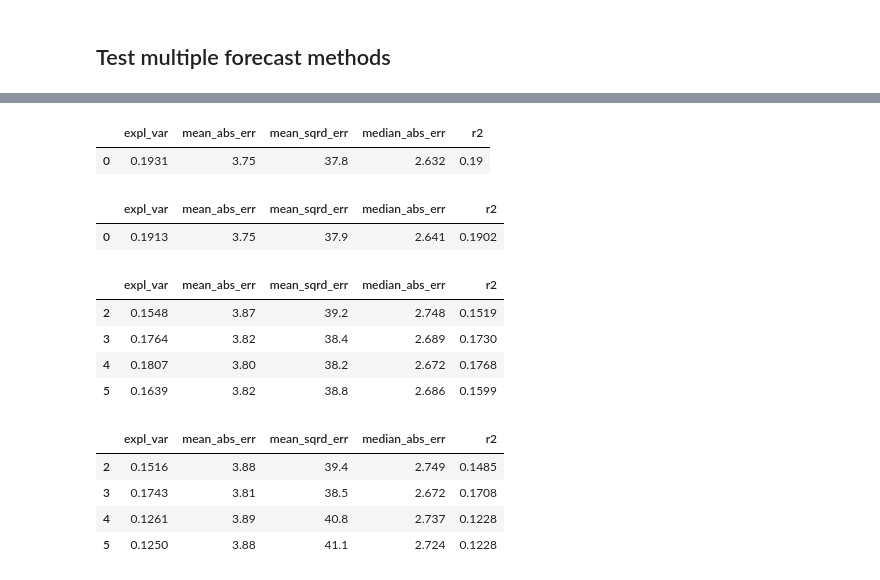
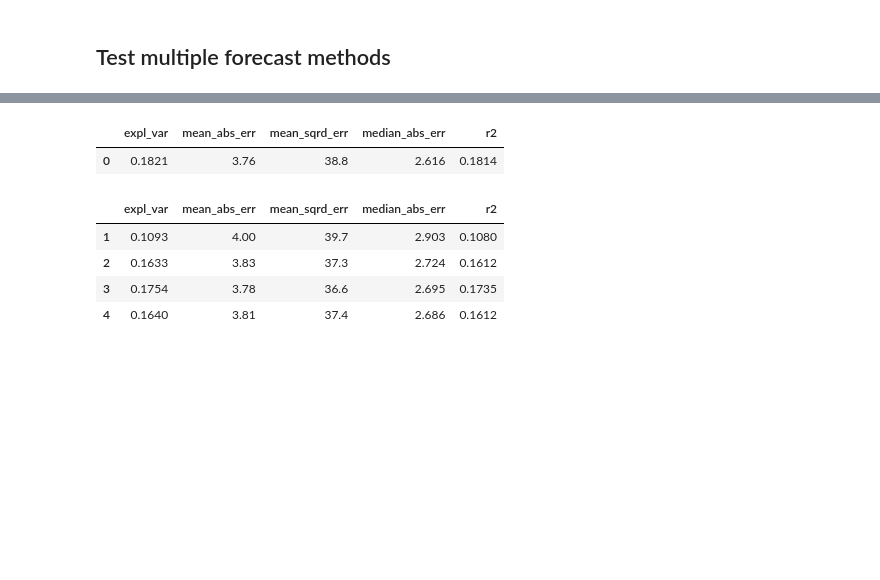
Before and after one commit to mauricepohl/pandas, a Jupyter notebook: 03_modeling/Modeling - Regression.ipynb, the cells around one changed output, grey strips where cells are left out. Cells and saved outputs as stored; diff of their text form; code cells hidden in the pictures; blank space fills up the shorter version.

```diff
--- a/03_modeling/Modeling - Regression.ipynb
+++ b/03_modeling/Modeling - Regression.ipynb
@@ -30,6 +48,7 @@ cmapViolett = mpl.colors.ListedColormap([cRange[i] for i in range(18, 23)])
 # %%
 data = pd.read_csv("../00_data/data_with_calc_fields.csv", sep=";", decimal=",", index_col="datetime")
 data.index = pd.to_datetime(data.index)
+data = data[["price_diff", "hour", "season", "month", "weekday", "total_generation_forecast", "forecast_error", "day_ahead_price", "intraday_price"]]
 # %% [markdown]
 ## Feature selection
 # %%
@@ -140,0 +71,14 @@ AttributeError: 'Index' object has no attribute 'freq'
+# %%
+X = data[["forecast_error", "season", "hour", "total_generation_forecast"]]
+X = X.reset_index()
+X = X.drop("datetime", axis=1)
+X.head(3)
+
+y = data["price_diff"]
+
+X_train, X_test, y_train, y_test  = train_test_split(X, y, test_size=0.3)
+y2_train = (y_train>=0).astype('int')
+y2_test = (y_test>=0).astype('int')
+
+for df in [X_train, y_train, y2_train, X_test, y_test, y2_test]:
+    df.sort_index(inplace=True)
@@ -188,42 +146,37 @@ X.head(3)
 # %%
-dummies = pd.get_dummies(data["season"]).iloc[:,:-1]
-seasons = ["winter", "spring", "summer", "fall"]
-dummies.columns = dummies.columns.map(lambda x: seasons[x])
-dummies = dummies.reset_index()
-dummies = dummies.drop("datetime", axis=1)
-X2 = pd.concat([X, dummies], axis=1)
-predictors = [X, X2]
-for x in predictors:
-    scores_list = []
-    param_range = range(1)
-    reg = linear_model.LinearRegression()
-    score = cross_validate(reg, x, y, scoring=scoring, return_train_score=False, n_jobs=-1)
-    scores_list.append(score)
-    display(print_scores(scores_list, param_range))
+# Method: Regression
+def prepareDataForRegression(X):
+    dummies = pd.get_dummies(X["season"]).iloc[:,:-1]
+    seasons = ["winter", "spring", "summer"]
+    dummies.columns = dummies.columns.map(lambda x: seasons[x])
+    X2 = X.drop(columns=["season", "hour"], axis=1)
+    X2 = X2.join(dummies)
+    X2.forecast_error.astype('float')
+    X2.total_generation_forecast.astype('float')
+    return X2
+
+scores_list = []
+param_range = range(1)
+reg = linear_model.LinearRegression()
+X2 = prepareDataForRegression(X_train)
+score = cross_validate(reg, X2, y_train, scoring=scoring, return_train_score=False, n_jobs=-1)
+scores_list.append(score)
+display(print_scores(scores_list, param_range))
 # %% [output]
 |  | expl_var | mean_abs_err | mean_sqrd_err | median_abs_err | r2 |
-| 0 | 0.1931 | 3.75 | 37.8 | 2.632 | 0.19 |
+| 0 | 0.1821 | 3.76 | 38.8 | 2.616 | 0.1814 |
-|  | expl_var | mean_abs_err | mean_sqrd_err | median_abs_err | r2 |
-| 0 | 0.1913 | 3.75 | 37.9 | 2.641 | 0.1902 |
 # %%
-param_range = range(2,6)
-X2 = data[["forecast_error", "season"]]
-predictors = [X, X2]
-for x in predictors:
-    scores_list = []
-    for i in param_range:
-        DTR = DecisionTreeRegressor(max_depth=i)
-        scores_list.append(cross_validate(DTR, x, y, scoring=scoring, return_train_score=False, n_jobs=-1))
-    display(print_scores(scores_list, param_range))
+# Method: Decision Tree Regression
+param_range = range(1,5)
+scores_list = []
+for i in param_range:
+    DTR = DecisionTreeRegressor(max_depth=i)
+    scores_list.append(cross_validate(DTR, X_train, y_train, scoring=scoring, return_train_score=False, n_jobs=-1))
+display(print_scores(scores_list, param_range))
 # %% [output]
 |  | expl_var | mean_abs_err | mean_sqrd_err | median_abs_err | r2 |
-| 2 | 0.1548 | 3.87 | 39.2 | 2.748 | 0.1519 |
-| 3 | 0.1764 | 3.82 | 38.4 | 2.689 | 0.1730 |
-| 4 | 0.1807 | 3.80 | 38.2 | 2.672 | 0.1768 |
-| 5 | 0.1639 | 3.82 | 38.8 | 2.686 | 0.1599 |
+| 1 | 0.1093 | 4.00 | 39.7 | 2.903 | 0.1080 |
+| 2 | 0.1633 | 3.83 | 37.3 | 2.724 | 0.1612 |
+| 3 | 0.1754 | 3.78 | 36.6 | 2.695 | 0.1735 |
+| 4 | 0.1640 | 3.81 | 37.4 | 2.686 | 0.1612 |
-|  | expl_var | mean_abs_err | mean_sqrd_err | median_abs_err | r2 |
-| 2 | 0.1516 | 3.88 | 39.4 | 2.749 | 0.1485 |
-| 3 | 0.1743 | 3.81 | 38.5 | 2.672 | 0.1708 |
-| 4 | 0.1261 | 3.89 | 40.8 | 2.737 | 0.1228 |
-| 5 | 0.1250 | 3.88 | 41.1 | 2.724 | 0.1228 |
 # %%
```
Also changed, not shown: parts of 27 cells of this notebook.
